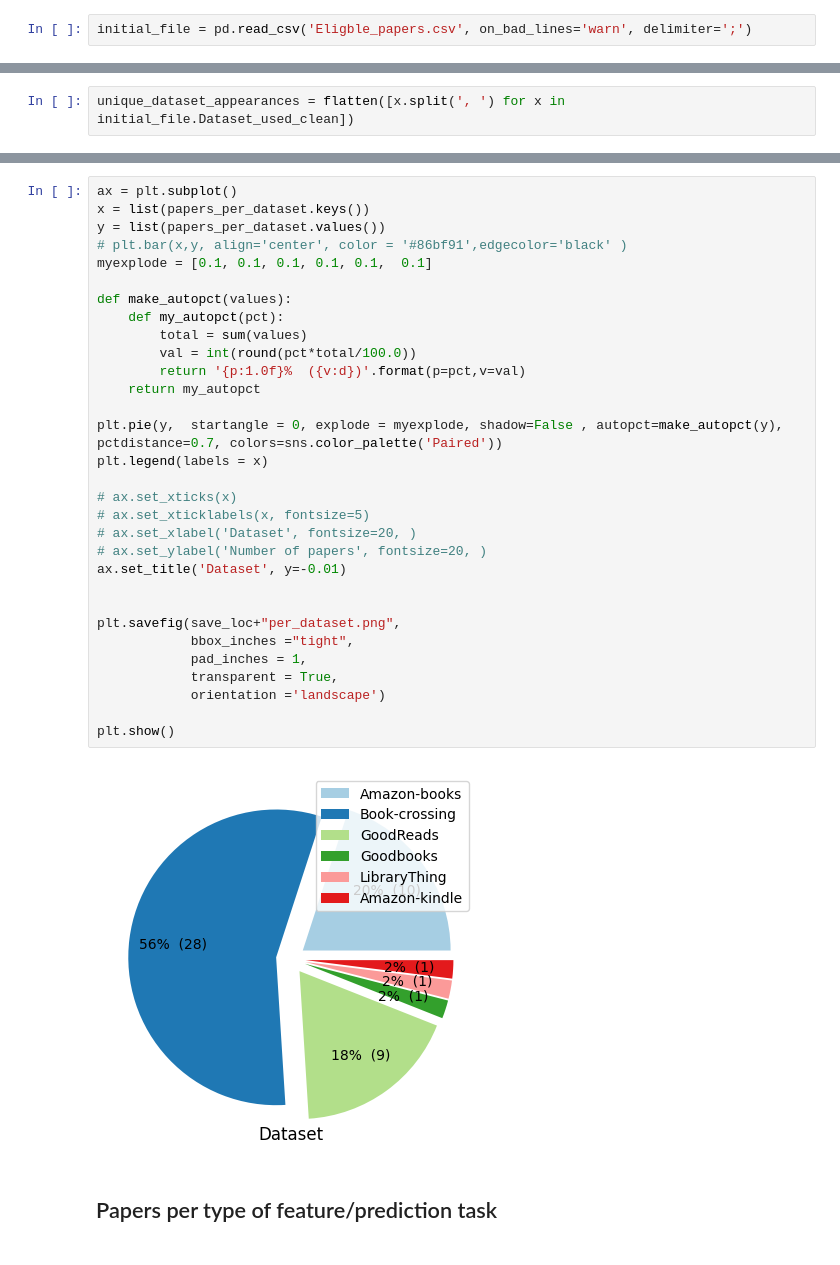
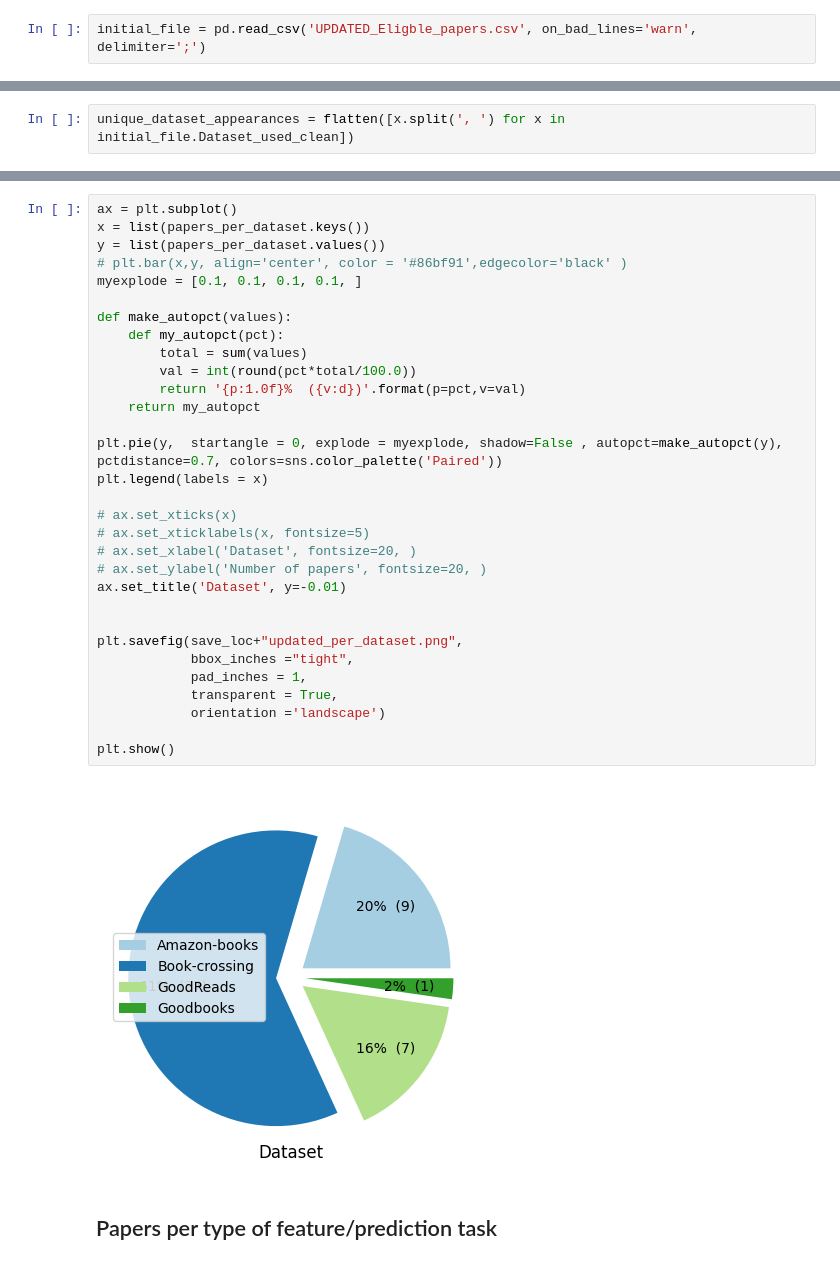
Before and after one commit to SavvinaDaniil/BiasInBookRecommendationSurvey, a Jupyter notebook: analyze_eligible_papers.ipynb, the cells around one changed output, grey strips where cells are left out. Drawn from its saved outputs; the diff is of its cells as text.

```diff
--- a/analyze_eligible_papers.ipynb
+++ b/analyze_eligible_papers.ipynb
@@ -14,7 +14,7 @@ import plotly.graph_objects as go
 import plotly.io as pio
 pio.templates.default = 'seaborn'
 # %%
-initial_file = pd.read_csv('Eligble_papers.csv', on_bad_lines='warn', delimiter=';')
+initial_file = pd.read_csv('UPDATED_Eligble_papers.csv', on_bad_lines='warn', delimiter=';')
 # %%
 num_papers = len(initial_file)
 # %%
@@ -203,36 +198,36 @@ papers_per_dataset
 # %%
 ax = plt.subplot()
 x = list(papers_per_dataset.keys())
 y = list(papers_per_dataset.values())
 # plt.bar(x,y, align='center', color = '#86bf91',edgecolor='black' )
-myexplode = [0.1, 0.1, 0.1, 0.1, 0.1,  0.1]
+myexplode = [0.1, 0.1, 0.1, 0.1, ]
 
 def make_autopct(values):
     def my_autopct(pct):
         total = sum(values)
         val = int(round(pct*total/100.0))
         return '{p:1.0f}%  ({v:d})'.format(p=pct,v=val)
     return my_autopct
 
 plt.pie(y,  startangle = 0, explode = myexplode, shadow=False , autopct=make_autopct(y), pctdistance=0.7, colors=sns.color_palette('Paired'))
 plt.legend(labels = x)
 
 # ax.set_xticks(x)
 # ax.set_xticklabels(x, fontsize=5)
 # ax.set_xlabel('Dataset', fontsize=20, )
 # ax.set_ylabel('Number of papers', fontsize=20, )
 ax.set_title('Dataset', y=-0.01)
 
 
-plt.savefig(save_loc+"per_dataset.png",
+plt.savefig(save_loc+"updated_per_dataset.png",
             bbox_inches ="tight",
             pad_inches = 1,
             transparent = True,
             orientation ='landscape')
 
 plt.show()
 # %% [output]
-[figure, old version]
+[figure, new version]
 # %% [markdown]
 ## Papers per type of feature/prediction task
 # %%
```
Also changed, not shown: parts of 17 cells of this notebook, 7 other files.
